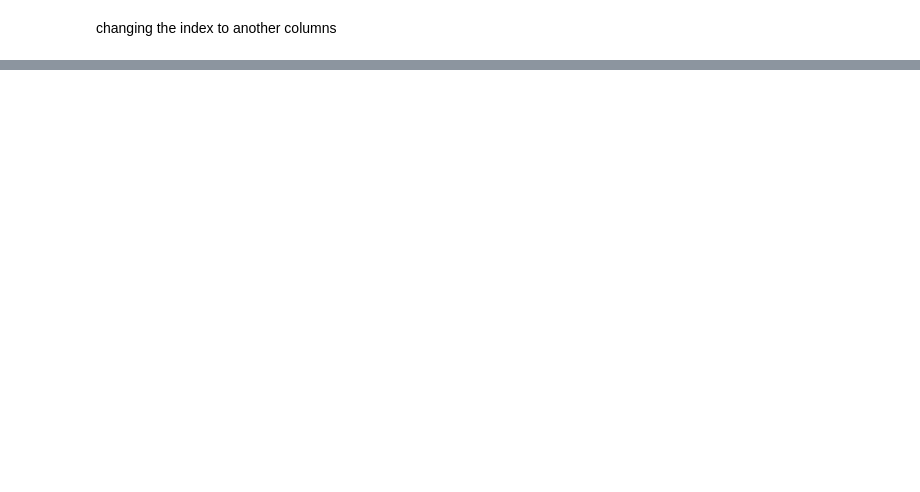
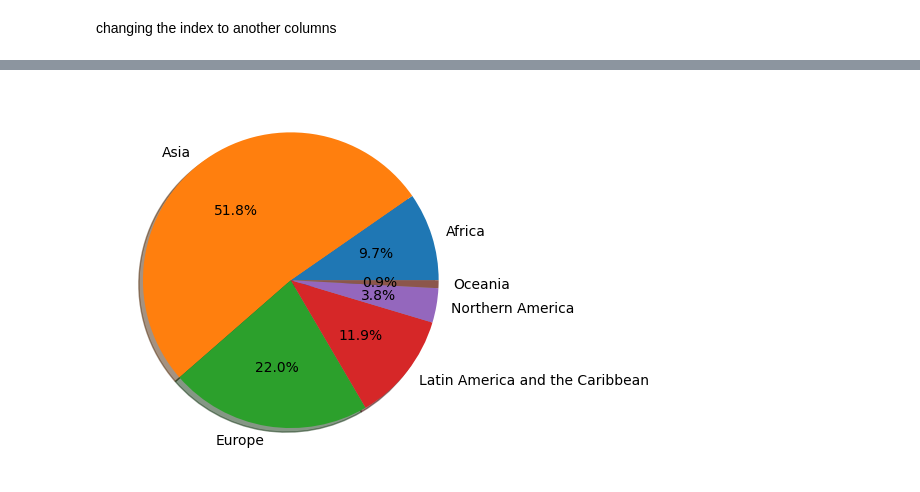
Before and after one commit to Ankidec/Data-Analysis, a Jupyter notebook: pandas_basics.ipynb, the cells around one changed output, grey strips where cells are left out. Saved outputs shown, nothing was run; the diff lists cells and outputs as text; code cells hidden in the pictures; blank space fills up the shorter version.

```diff
--- a/pandas_basics.ipynb
+++ b/pandas_basics.ipynb
@@ -947,0 +833,3 @@ KeyError: "None of ['Country'] are in the columns"
+# %%
+total_df = df.groupby(['Continent'])['Total'].sum().reset_index()
+total_df
@@ -947,0 +844,5 @@ KeyError: "None of ['Country'] are in the columns"
+# %%
+plt.pie('Total', labels='Continent', data=total_df, autopct='%1.1f%%', shadow=True)
+plt.show()
+# %% [output]
+[figure, added]
```
Also changed, not shown: parts of 62 cells of this notebook.
